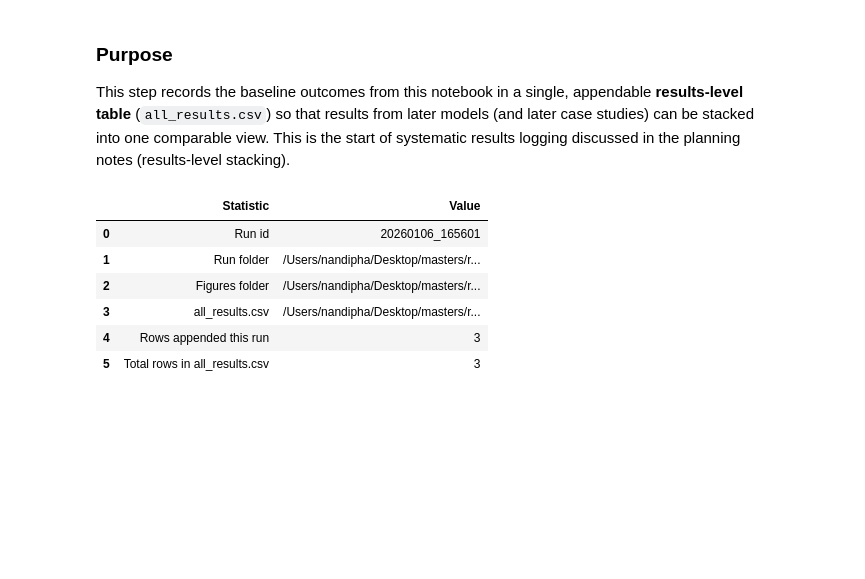
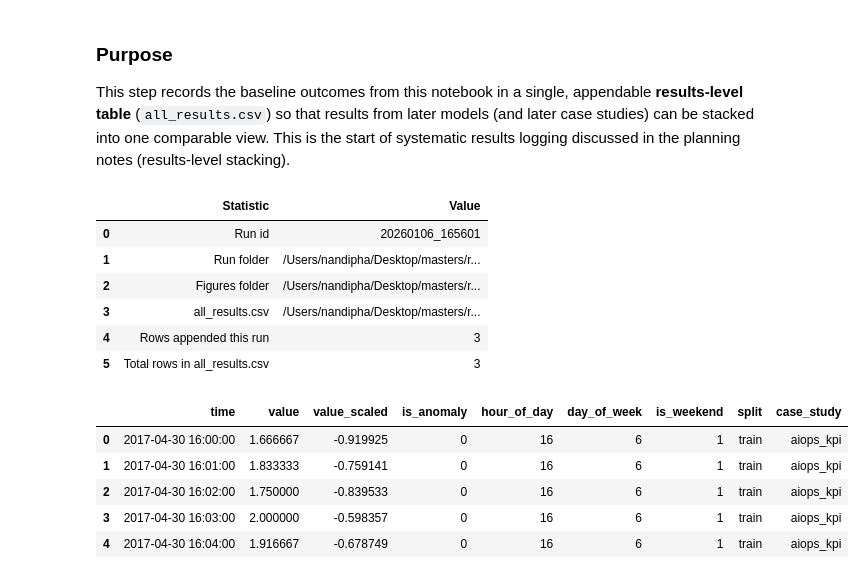
Before and after one commit to Nandipha996/Anomaly-Detection-Research, a Jupyter notebook: notebooks/03_baselines_aiops_kpi.ipynb, the cells around one changed output. Saved outputs shown, nothing was run; the diff lists cells and outputs as text; code cells hidden in the pictures; blank space fills up the shorter version.

Commit message:
Case d baselines v1

```diff
--- a/notebooks/03_baselines_aiops_kpi.ipynb
+++ b/notebooks/03_baselines_aiops_kpi.ipynb
@@ -2014,3 +2115,12 @@ saving_summary
 | 3 | all_results.csv | /Users/nandipha/Desktop/masters/r... |
 | 4 | Rows appended this run | 3 |
 | 5 | Total rows in all_results.csv | 3 |
+# %%
+df.head()
+# %% [output]
+|  | time | value | value_scaled | is_anomaly | hour_of_day | day_of_week | is_weekend | split | case_study |
+| 0 | 2017-04-30 16:00:00 | 1.666667 | -0.919925 | 0 | 16 | 6 | 1 | train | aiops_kpi |
+| 1 | 2017-04-30 16:01:00 | 1.833333 | -0.759141 | 0 | 16 | 6 | 1 | train | aiops_kpi |
+| 2 | 2017-04-30 16:02:00 | 1.750000 | -0.839533 | 0 | 16 | 6 | 1 | train | aiops_kpi |
+| 3 | 2017-04-30 16:03:00 | 2.000000 | -0.598357 | 0 | 16 | 6 | 1 | train | aiops_kpi |
+| 4 | 2017-04-30 16:04:00 | 1.916667 | -0.678749 | 0 | 16 | 6 | 1 | train | aiops_kpi |
```
Also changed, not shown: parts of 4 cells of this notebook.
